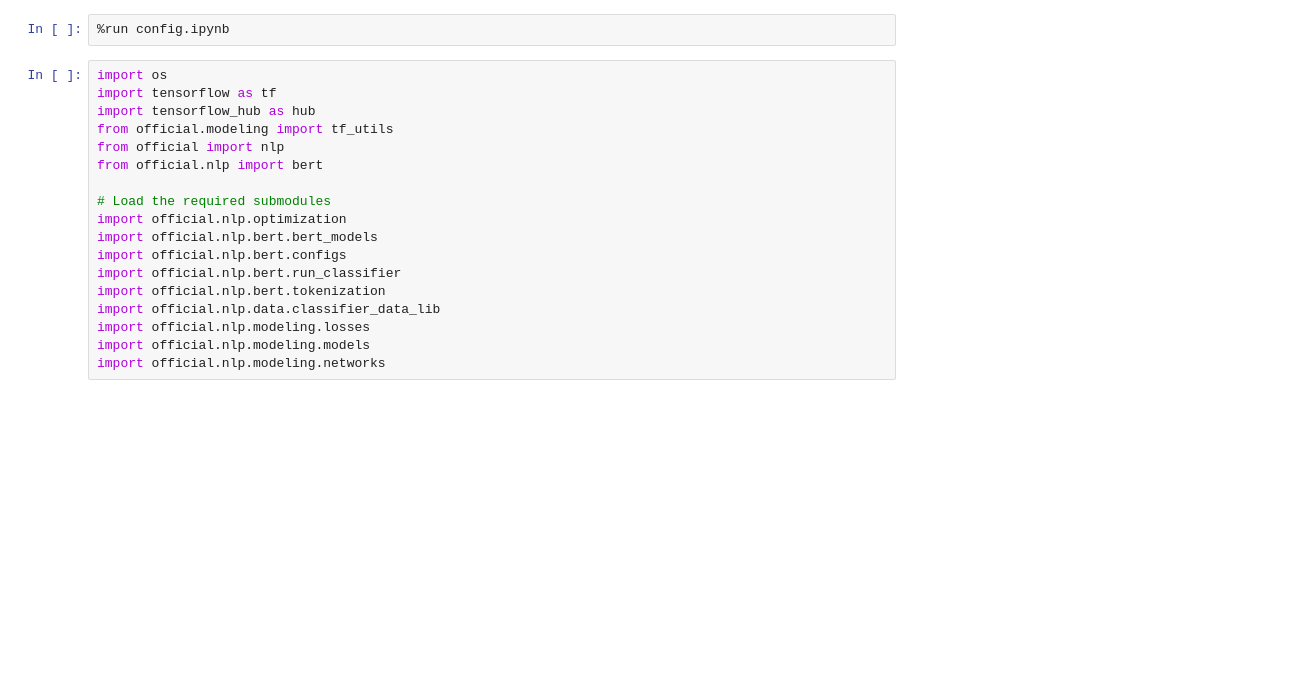
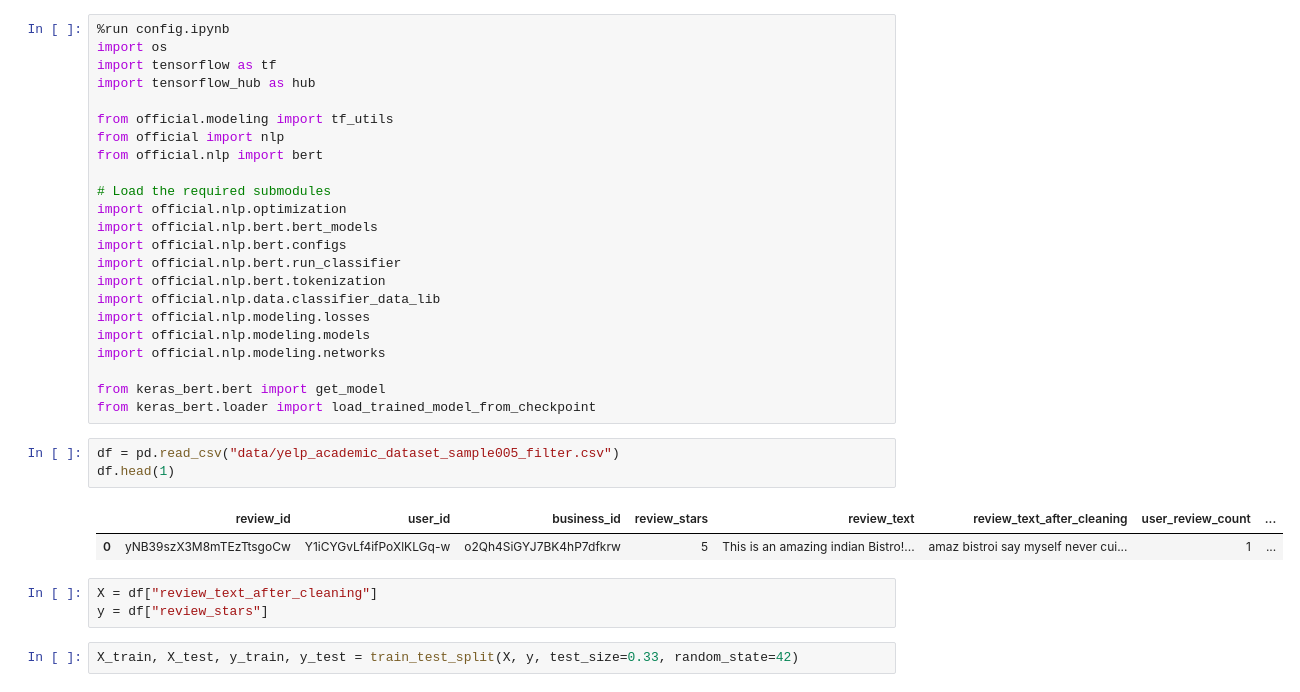
Before and after one commit to FishWith7sMemory/MAST30034-ADS-GroupProj, a Jupyter notebook: Bert.ipynb, the cells around one changed output. Cells and saved outputs as stored; diff of their text form; blank space fills up the shorter version.

Commit message:
update README and (configuring) Bert

```diff
--- a/Bert.ipynb
+++ b/Bert.ipynb
@@ -1,9 +1,9 @@
-# %%
-%run config.ipynb
 # %%
+%run config.ipynb
 import os
 import tensorflow as tf
 import tensorflow_hub as hub
+
 from official.modeling import tf_utils
 from official import nlp
 from official.nlp import bert
@@ -18,3 +18,17 @@ import official.nlp.data.classifier_data_lib
 import official.nlp.modeling.losses
 import official.nlp.modeling.models
 import official.nlp.modeling.networks
+
+from keras_bert.bert import get_model
+from keras_bert.loader import load_trained_model_from_checkpoint
+# %%
+df = pd.read_csv("data/yelp_academic_dataset_sample005_filter.csv")
+df.head(1)
+# %% [output]
+|  | review_id | user_id | business_id | review_stars | review_text | review_text_after_cleaning | user_review_count | ... |
+| 0 | yNB39szX3M8mTEzTtsgoCw | Y1iCYGvLf4ifPoXlKLGq-w | o2Qh4SiGYJ7BK4hP7dfkrw | 5 | This is an amazing indian Bistro!... | amaz bistroi say myself never cui... | 1 | ... |
+# %%
+X = df["review_text_after_cleaning"]
+y = df["review_stars"]
+# %%
+X_train, X_test, y_train, y_test = train_test_split(X, y, test_size=0.33, random_state=42)
```
Also changed, not shown: parts of 5 cells of this notebook, 2 other files.
